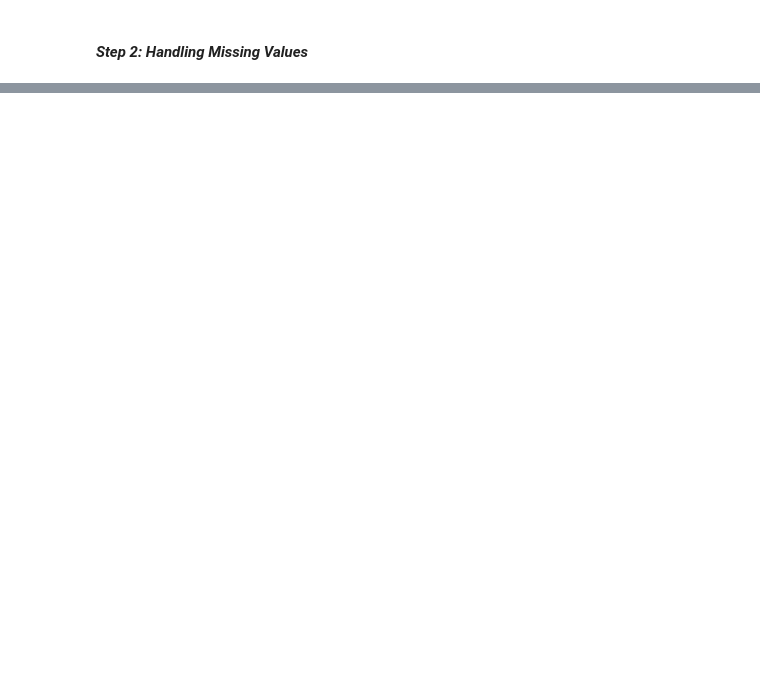
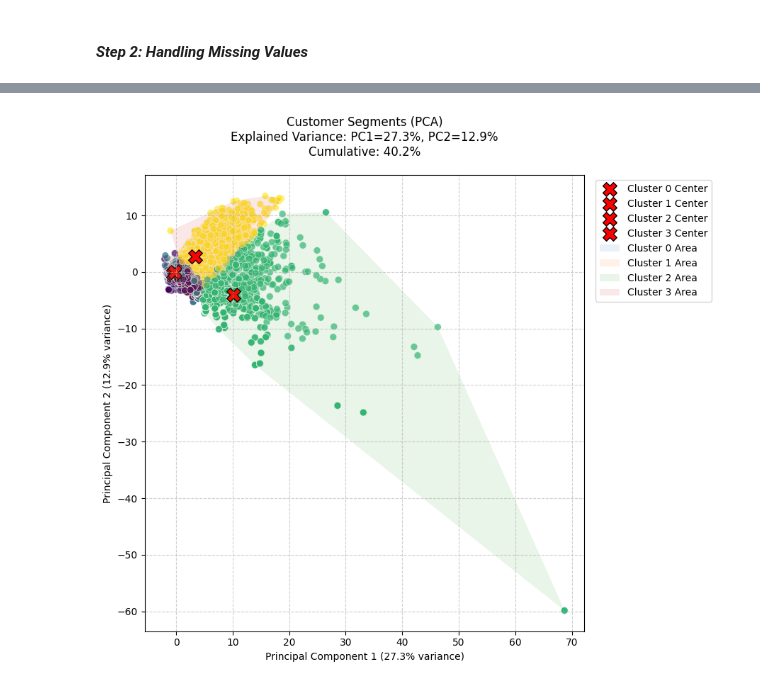
Before and after one commit to SnitTeshome/DSA2040A_DataMining_Group-8_Snit_552___Mohamed_006___Halima_315___Lesala_218, a Jupyter notebook: notebooks/3_data_mining.ipynb, the cells around one changed output, grey strips where cells are left out. Cells and saved outputs as stored; diff of their text form; code cells hidden in the pictures; blank space fills up the shorter version.

```diff
--- a/notebooks/3_data_mining.ipynb
+++ b/notebooks/3_data_mining.ipynb
@@ -25,0 +338,76 @@ df_cluster = df_cluster.fillna(df_cluster.median(numeric_only=True))
+# %%
+from sklearn.decomposition import PCA
+# Perform PCA
+pca = PCA(n_components=2)
+pca_components = pca.fit_transform(scaled_data)
+
+# Calculate variance explained
+variance = pca.explained_variance_ratio_
+cumulative_variance = variance.cumsum()
+
+# Set up the plot
+plt.figure(figsize=(10, 8))
+
+# Scatter plot with clusters
+scatter = plt.scatter(
+    pca_components[:, 0],
+    pca_components[:, 1],
+    c=df_cluster['cluster'],
+    cmap='viridis',  # More perceptually uniform than tab10
+    alpha=0.7,
+    s=50,           # Larger points
+    edgecolor='w',  # White borders for clarity
+    linewidth=0.5
+)
+
+# Add cluster centroids
+centroids = []
+for cluster in np.unique(df_cluster['cluster']):
+    centroid = pca_components[df_cluster['cluster'] == cluster].mean(axis=0)
+    plt.scatter(
+        centroid[0],
+        centroid[1],
+        marker='X',
+        s=200,
+        c='red',
+        edgecolor='black',
+        label=f'Cluster {cluster} Center'
+    )
+    centroids.append(centroid)
+
+# Add convex hulls for each cluster (optional)
+from scipy.spatial import ConvexHull
+for cluster in np.unique(df_cluster['cluster']):
+    points = pca_components[df_cluster['cluster'] == cluster]
+    if len(points) >= 3:  # Need at least 3 points for a hull
+        hull = ConvexHull(points)
+        plt.fill(
+            points[hull.vertices, 0],
+            points[hull.vertices, 1],
+            alpha=0.1,
+            label=f'Cluster {cluster} Area'
+        )
+
+# Annotations and styling
+plt.title(
+    f'Customer Segments (PCA)\n'
+    f'Explained Variance: PC1={variance[0]:.1%}, PC2={variance[1]:.1%}\n'
+    f'Cumulative: {cumulative_variance[1]:.1%}',
+    fontsize=12,
+    pad=20
+)
+plt.xlabel(f'Principal Component 1 ({variance[0]:.1%} variance)')
+plt.ylabel(f'Principal Component 2 ({variance[1]:.1%} variance)')
+
+# Add grid and legend
+plt.grid(True, linestyle='--', alpha=0.6)
+plt.legend(loc='upper right', bbox_to_anchor=(1.3, 1))
+
+
+# Equal aspect ratio to preserve distances
+plt.gca().set_aspect('equal')
+
+plt.tight_layout()
+plt.show()
+# %% [output]
+[figure, added]
```
Also changed, not shown: parts of 26 cells of this notebook, 5 other files.
